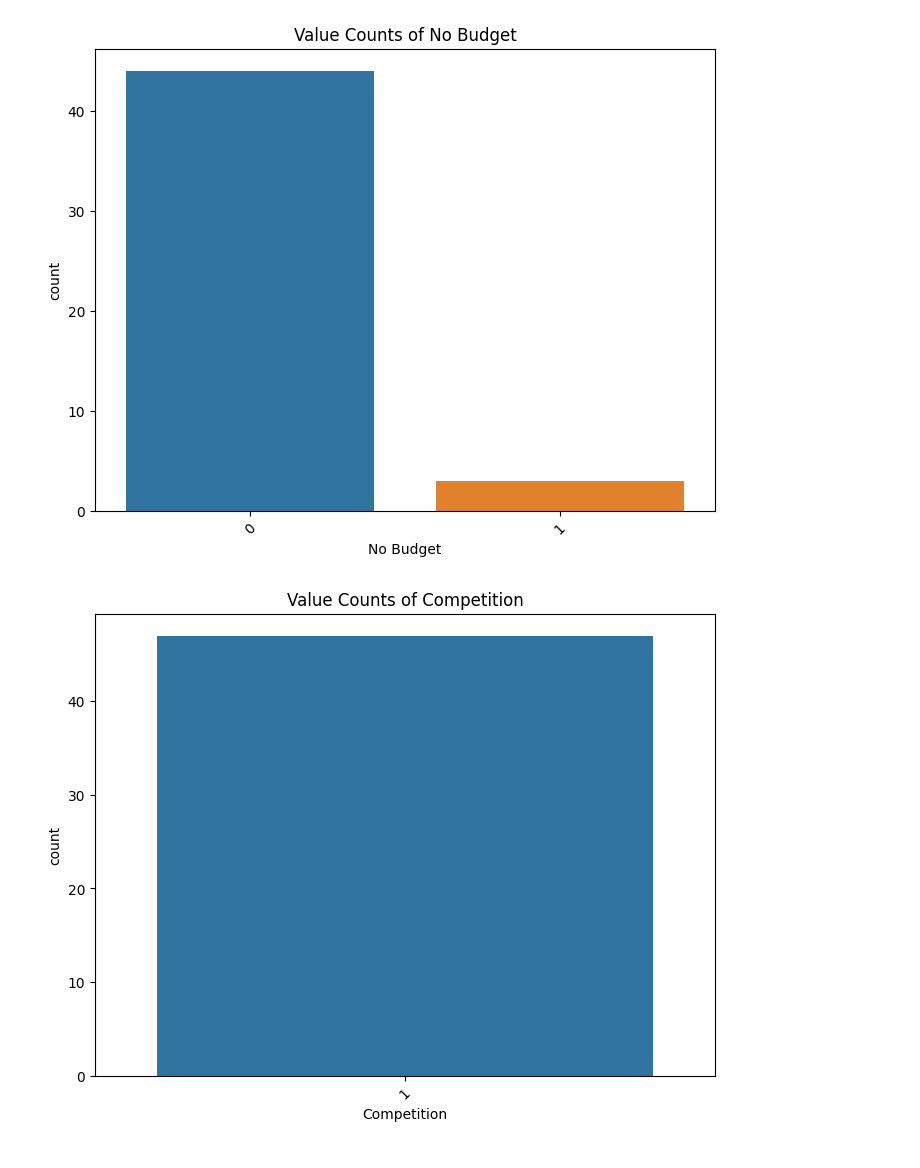
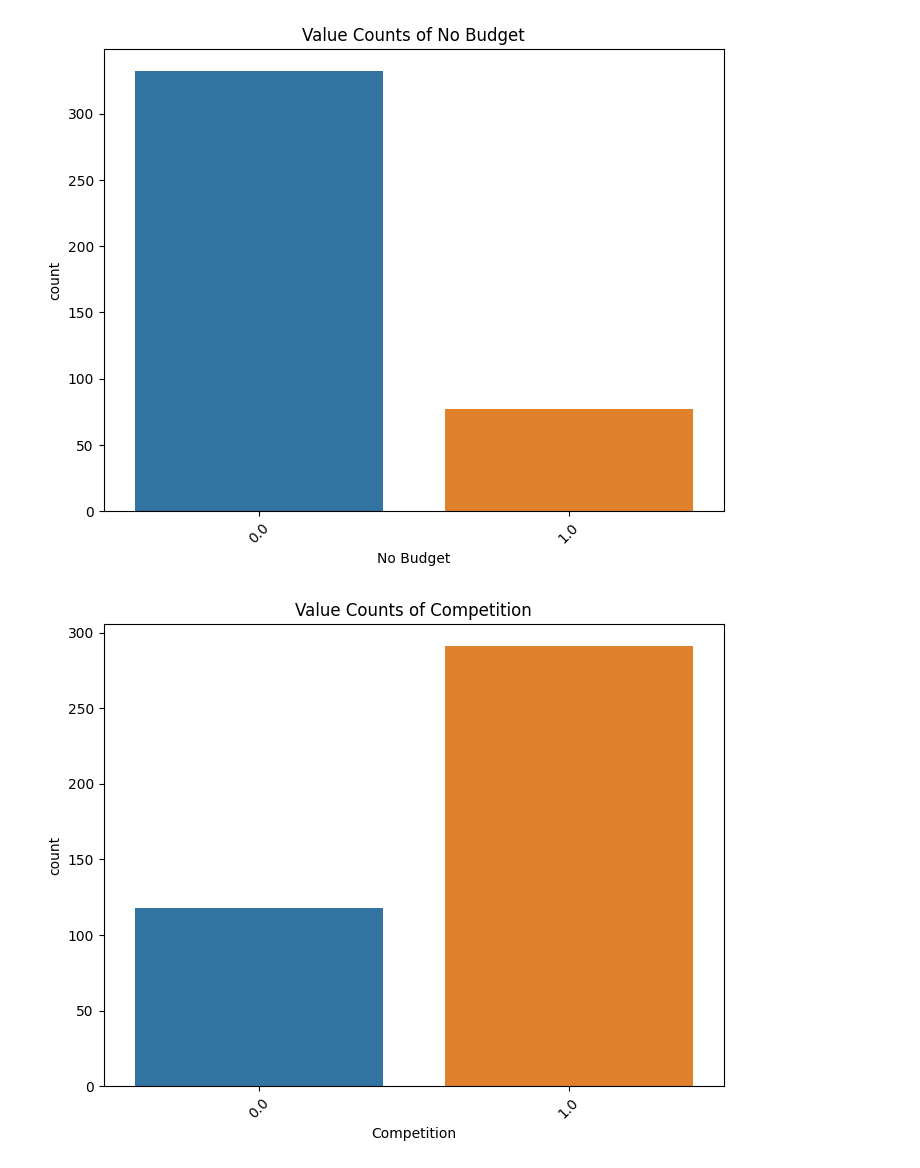
Before and after one commit to karishma-battina/kaggle, a Jupyter notebook: datasets/startupfailureseda.ipynb, the cells around one changed output. Saved outputs shown, nothing was run; the diff lists cells and outputs as text; code cells hidden in the pictures.

Commit message:
Kaggle Notebook | StartupFailuresEDA | Version 2

```diff
--- a/datasets/startupfailureseda.ipynb
+++ b/datasets/startupfailureseda.ipynb
@@ -15,0 +6,8 @@ df.head()
+# %%
+import os
+list_of_files = []
+for dirname, _, filenames in os.walk('/kaggle/input'):
+    for filename in filenames:
+        file_path = os.path.join(dirname, filename)
+        list_of_files.append(file_path)
+list_of_files
@@ -15,0 +22,7 @@ df.head()
+# %%
+dfs = []
+for sector in list_of_files:
+        df_temp = pd.read_csv(f'{sector}', encoding='utf-8')
+        dfs.append(df_temp)
+# %%
+df = pd.concat(dfs, ignore_index=True)
@@ -40,5 +69,5 @@ memory usage: 7.5+ KB
 # %%
-num_cols = ['Giants', 'No Budget', 'Competition', 'Poor Market Fit', 'Acquisition Stagnation', 'Platform Dependency', 'Monetization Failure', 'Niche Limits', 'Execution Flaws', 'Trend Shifts', 'Toxicity/Trust Issues', 'Regulatory Pressure']
+num_cols = ['Giants', 'No Budget', 'Competition', 'Poor Market Fit', 'Acquisition Stagnation', 'Platform Dependency', 'Monetization Failure', 'Niche Limits', 'Execution Flaws', 'Trend Shifts', 'Toxicity/Trust Issues', 'Regulatory Pressure', 'Overhype', 'High Operational Costs']
 
 def get_count_plots(df, cols_list):
     for col in cols_list:
@@ -54,2 +83,2 @@ get_count_plots(df, num_cols)
-[figure, old version]
+[figure, new version]
-[figure, old version]
+[figure, new version]
```
Also changed, not shown: parts of 6 cells of this notebook.
